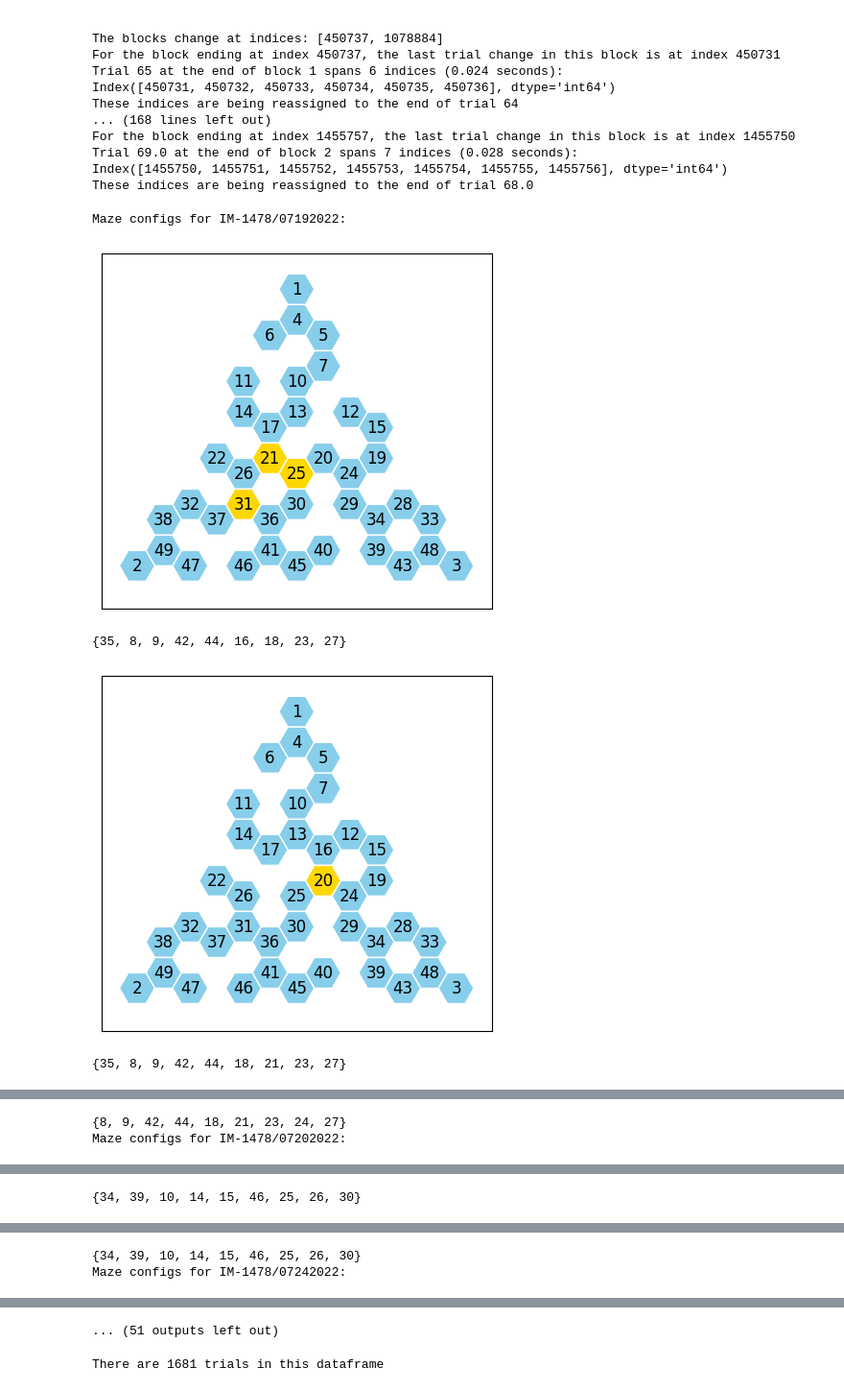
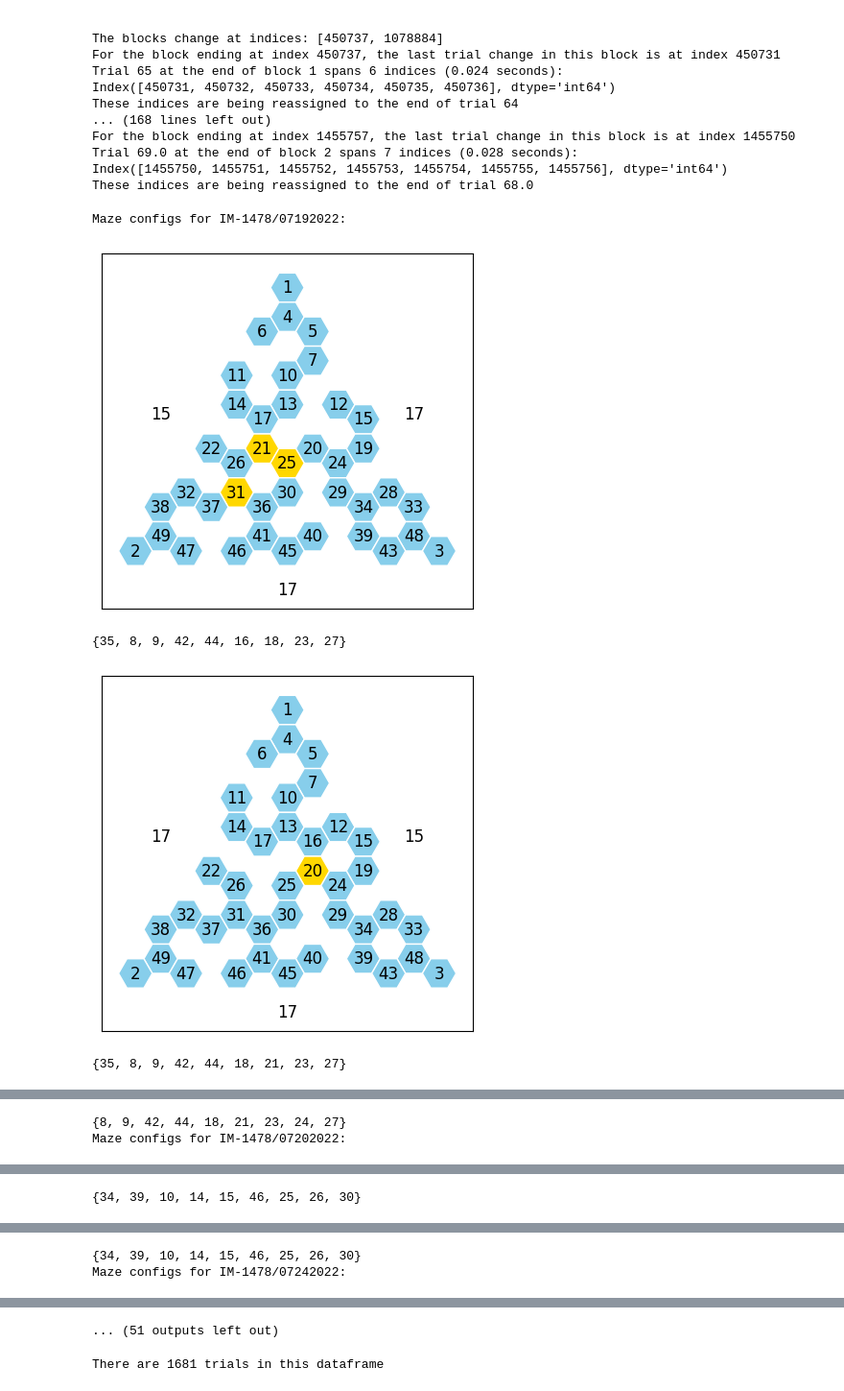
Before and after one commit to calderast/Hex-maze-analysis, a Jupyter notebook: theta_sweeps.ipynb, the cells around one changed output, grey strips where cells are left out. Shown at 96% size. Drawn from its saved outputs; the diff is of its cells as text; code cells hidden in the pictures.

```diff
--- a/theta_sweeps.ipynb
+++ b/theta_sweeps.ipynb
@@ -339,18 +339,18 @@ These indices are being reassigned to the end of trial 68.0
 # %%
 #  I want to see what all of the mazes Tim used look like
 # -> How many have a single choice point / can be easily divided into thirds?
 
 for rat in sesh_dict:
     for date in sesh_dict[rat]:
         # Load the maze config(s) for this session
         barrier_sequence = attempt_load_barriers(rat, date)
         print(f"Maze configs for {rat}/{date}:")
         for maze in barrier_sequence:
-            plot_hex_maze(maze, show_barriers=False)
+            plot_hex_maze(maze, show_barriers=False, show_stats=True)
             print(maze)
 # %% [output]
 Maze configs for IM-1478/07192022:
-[figure, old version]
+[figure, new version]
 {35, 8, 9, 42, 44, 16, 18, 23, 27}
-[figure, old version]
+[figure, new version]
 {35, 8, 9, 42, 44, 18, 21, 23, 27}
```
Also changed, not shown: parts of 14 cells of this notebook.
